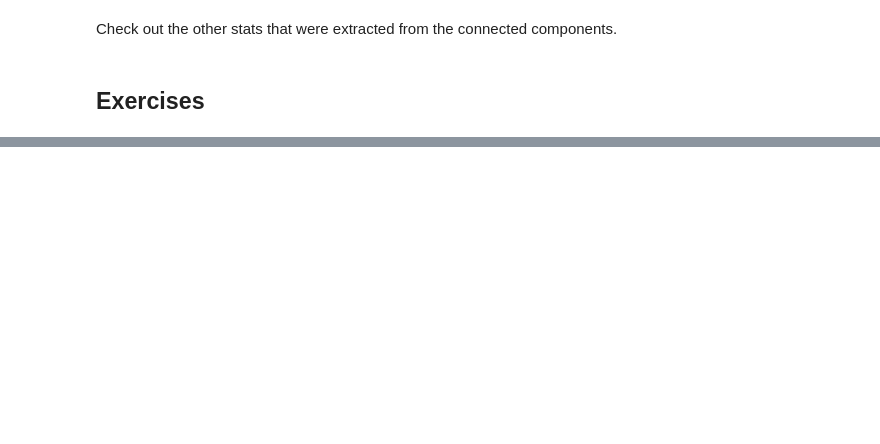
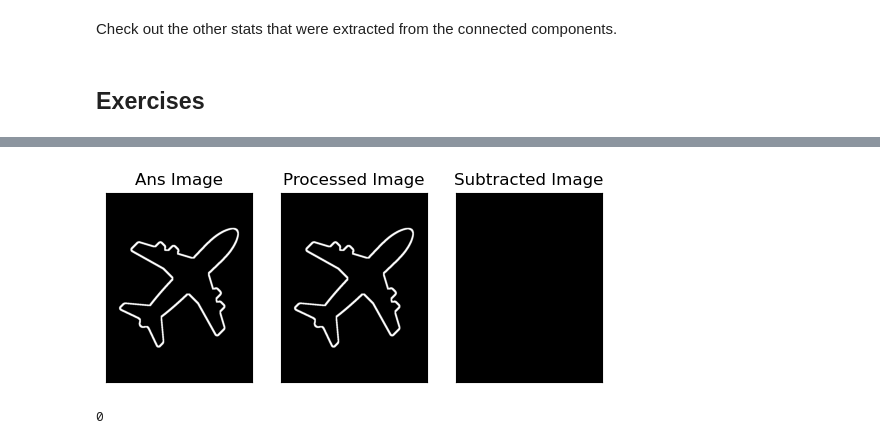
Before and after one commit to junyao0525/Vision-lab-CDS6334, a Jupyter notebook: Lab04/Lab04/Lab04.ipynb, the cells around one changed output, grey strips where cells are left out. Saved outputs shown, nothing was run; the diff lists cells and outputs as text; code cells hidden in the pictures; blank space fills up the shorter version.

```diff
--- a/Lab04/Lab04/Lab04.ipynb
+++ b/Lab04/Lab04/Lab04.ipynb
@@ -149,3 +231,29 @@ Check out the other stats that were extracted from the connected components.
+# %%
+# Enter your code here
+img = cv2.imread('aircraft_binary.png',0)
+ans = cv2.imread('aircraft_binary_gt.png',0)
+
+th2 = cv2.adaptiveThreshold(img,255,cv2.ADAPTIVE_THRESH_MEAN_C,cv2.THRESH_BINARY_INV,15,1)
+
+sub = ans - th2
+
+plt.subplot(131), plt.imshow(ans,cmap='gray')
+plt.title('Ans Image'), plt.xticks([]), plt.yticks([])
+plt.subplot(132), plt.imshow(th2,cmap='gray')
+plt.title('Processed Image'), plt.xticks([]), plt.yticks([])
+plt.subplot(133), plt.imshow(sub,cmap='gray')
+plt.title('Subtracted Image'), plt.xticks([]), plt.yticks([])
+plt.show()
+
+
+def calculateDiff (ans_img,process_img):
+    ans = sum(sum(process_img - ans_img))
+    print(ans)
+
+calculateDiff(ans, th2)
+# %% [output]
+[figure, added]
+0
 # %% [markdown]
 **Q2** Given the background of a road, `bg.png` and an image with cars on the road, `cars.png` as shown below, perform vehicle counting. There should be 7 cars and 1 background as shown in the `cars_gt.png`.
 <table><tr>
```
Also changed, not shown: parts of 14 cells of this notebook.
